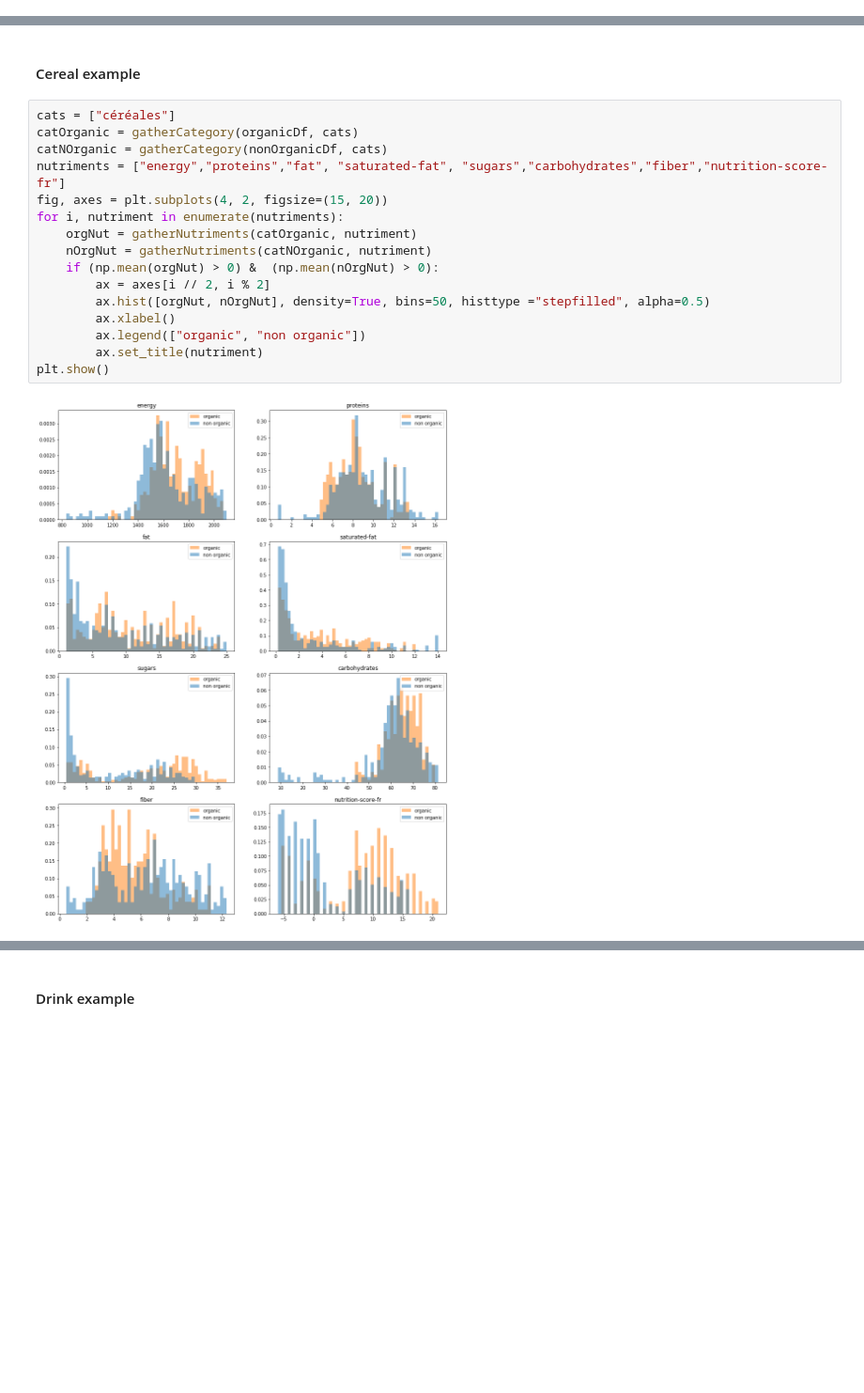
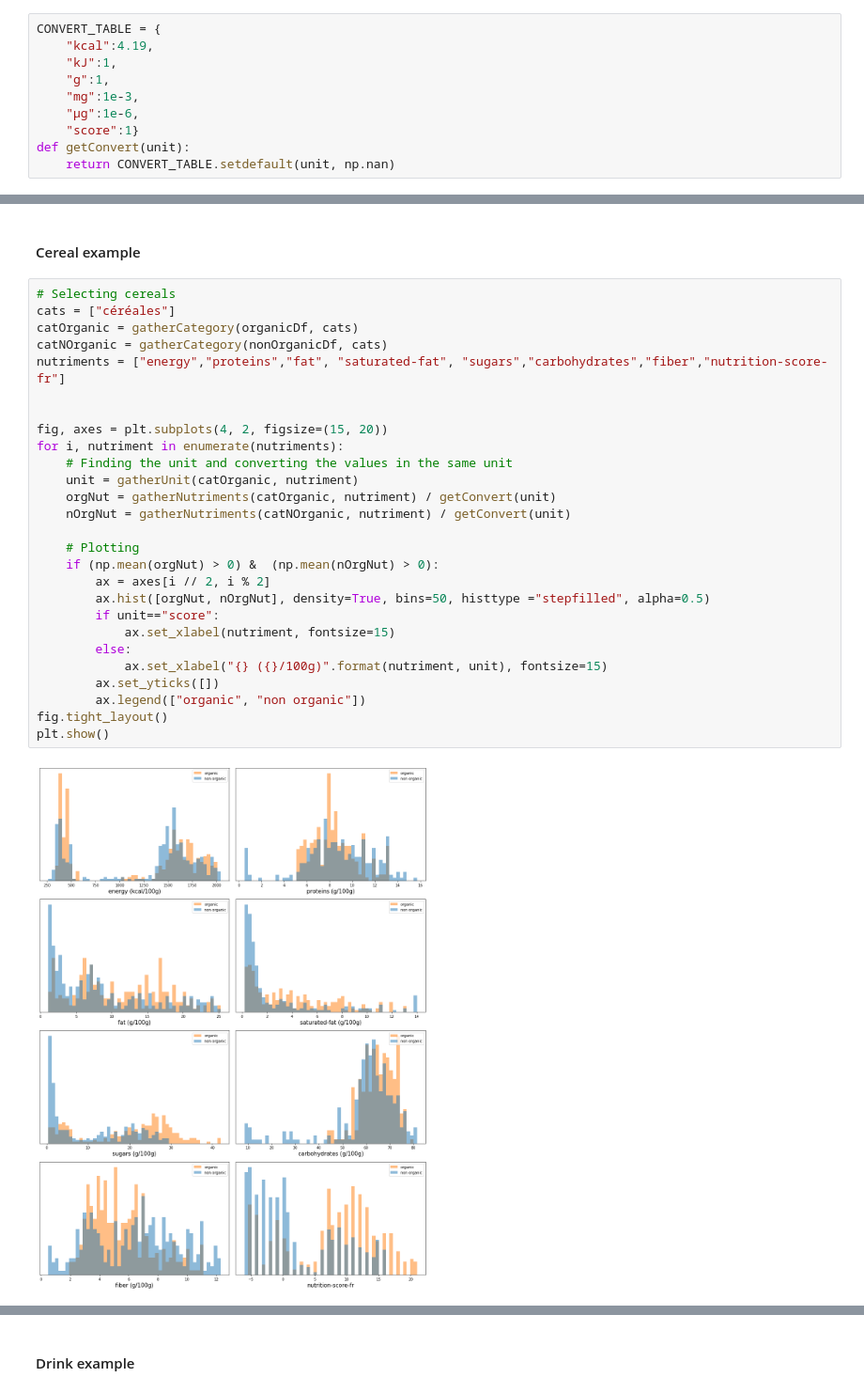
Before and after one commit to KingOfCola/ADAX-project, a Jupyter notebook: project/Milestone 2.ipynb, the cells around one changed output, grey strips where cells are left out. Shown at 94% size. Saved outputs shown, nothing was run; the diff lists cells and outputs as text; blank space fills up the shorter version.

```diff
--- a/project/Milestone 2.ipynb
+++ b/project/Milestone 2.ipynb
@@ -128,6 +134,16 @@ def parseNutriments(nutriments):
     return qdict
 # %% [markdown]
 ### Data formatting
+# %%
+CONVERT_TABLE = {
+    "kcal":4.19,
+    "kJ":1,
+    "g":1,
+    "mg":1e-3,
+    "µg":1e-6,
+    "score":1}
+def getConvert(unit):
+    return CONVERT_TABLE.setdefault(unit, np.nan)
 # %% [markdown]
 ### Data visualization
 # %%
@@ -230,22 +295,33 @@ By looking at the wordclouds, it appears that organic and non organic products c
 # %% [markdown]
 #### Cereal example
 # %%
+# Selecting cereals
 cats = ["céréales"]
 catOrganic = gatherCategory(organicDf, cats)
 catNOrganic = gatherCategory(nonOrganicDf, cats)
 nutriments = ["energy","proteins","fat", "saturated-fat", "sugars","carbohydrates","fiber","nutrition-score-fr"]
+
+
 fig, axes = plt.subplots(4, 2, figsize=(15, 20))
 for i, nutriment in enumerate(nutriments):
-    orgNut = gatherNutriments(catOrganic, nutriment)
-    nOrgNut = gatherNutriments(catNOrganic, nutriment)
+    # Finding the unit and converting the values in the same unit
+    unit = gatherUnit(catOrganic, nutriment)
+    orgNut = gatherNutriments(catOrganic, nutriment) / getConvert(unit)
+    nOrgNut = gatherNutriments(catNOrganic, nutriment) / getConvert(unit)
+
+    # Plotting
     if (np.mean(orgNut) > 0) &  (np.mean(nOrgNut) > 0):
         ax = axes[i // 2, i % 2]
         ax.hist([orgNut, nOrgNut], density=True, bins=50, histtype ="stepfilled", alpha=0.5)
-        ax.xlabel()
+        if unit=="score":
+            ax.set_xlabel(nutriment, fontsize=15)
+        else:
+            ax.set_xlabel("{} ({}/100g)".format(nutriment, unit), fontsize=15)
+        ax.set_yticks([])
         ax.legend(["organic", "non organic"])
-        ax.set_title(nutriment)
+fig.tight_layout()
 plt.show()
 # %% [output]
-[figure, old version]
+[figure, new version]
 # %% [markdown]
 If we look more specifically at one category, for example *cereals*, we see that most of essential nutriments taken individually do not have a really different distribution between organic and not organic products. A striking fact is that the nutri-score for organic cereals is globally worse than the one for non-organic products.
```
Also changed, not shown: parts of 30 cells of this notebook, 1 other file.
